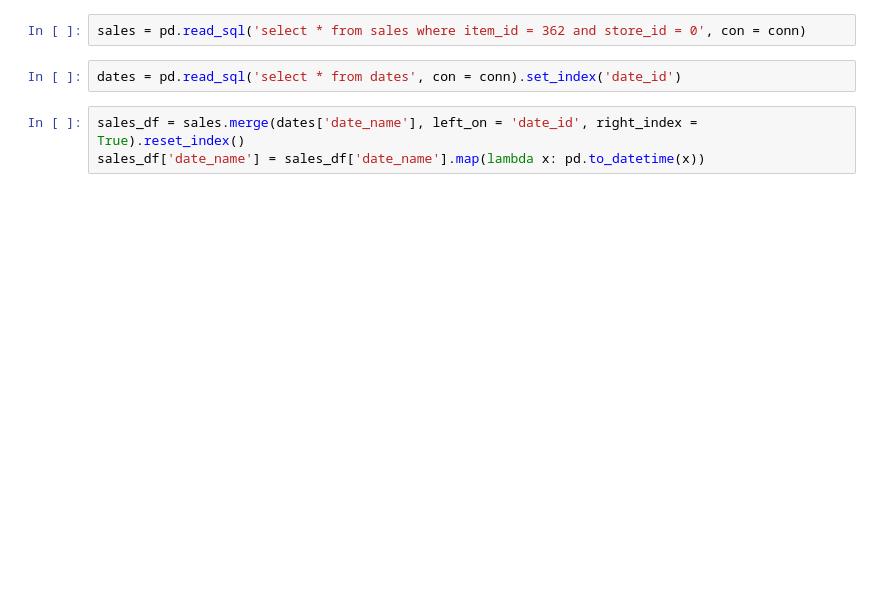
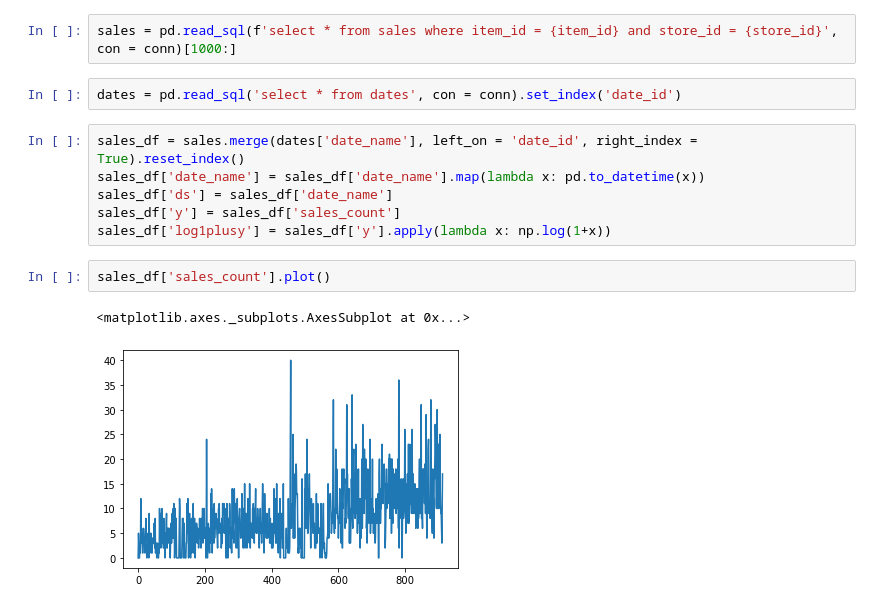
Before and after one commit to chrisgschon/M5Forecasting-Uncertainty, a Jupyter notebook: eda.ipynb, the cells around one changed output. Saved outputs shown, nothing was run; the diff lists cells and outputs as text; blank space fills up the shorter version.

```diff
--- a/eda.ipynb
+++ b/eda.ipynb
@@ -12,8 +30,16 @@ c = conn.cursor()
 # %%
-sales = pd.read_sql('select * from sales where item_id = 362 and store_id = 0', con = conn)
+sales = pd.read_sql(f'select * from sales where item_id = {item_id} and store_id = {store_id}', con = conn)[1000:]
 # %%
 dates = pd.read_sql('select * from dates', con = conn).set_index('date_id')
 # %%
 sales_df = sales.merge(dates['date_name'], left_on = 'date_id', right_index = True).reset_index()
 sales_df['date_name'] = sales_df['date_name'].map(lambda x: pd.to_datetime(x))
+sales_df['ds'] = sales_df['date_name']
+sales_df['y'] = sales_df['sales_count']
+sales_df['log1plusy'] = sales_df['y'].apply(lambda x: np.log(1+x))
+# %%
+sales_df['sales_count'].plot()
+# %% [output]
+<matplotlib.axes._subplots.AxesSubplot at 0x...>
+[figure, added]
 # %%
```
Also changed, not shown: parts of 14 cells of this notebook, 3 other files.
